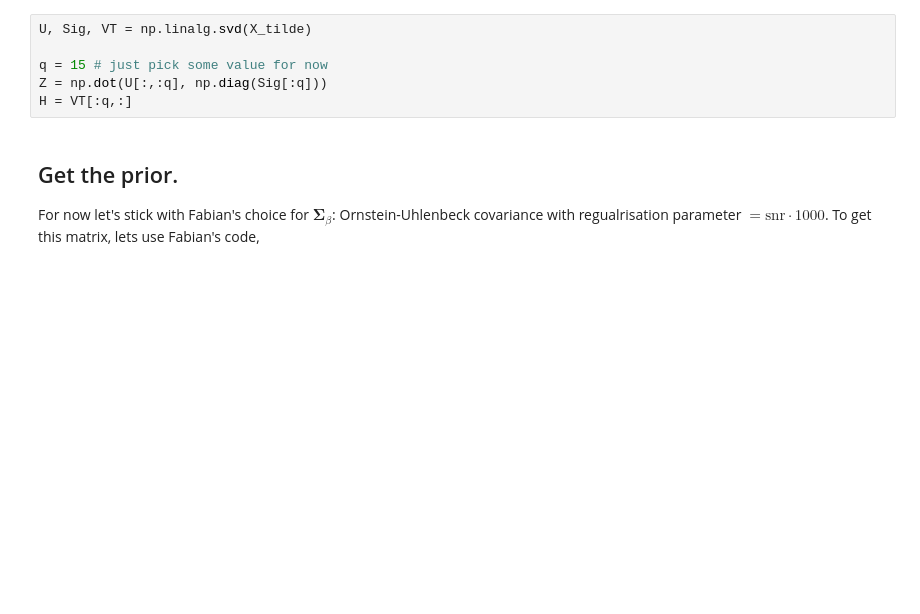
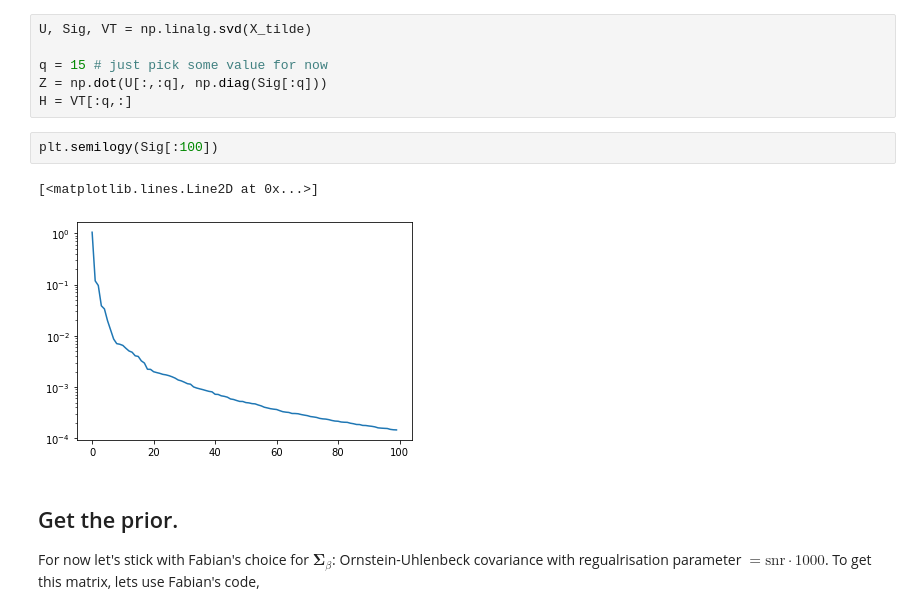
Before and after one commit to prashjet/uq4pk, a Jupyter notebook: mcmc/svd_mcmc_explanation.ipynb, the cells around one changed output. Drawn from its saved outputs; the diff is of its cells as text; blank space fills up the shorter version.

```diff
--- a/mcmc/svd_mcmc_explanation.ipynb
+++ b/mcmc/svd_mcmc_explanation.ipynb
@@ -284,6 +284,11 @@ U, Sig, VT = np.linalg.svd(X_tilde)
 q = 15 # just pick some value for now
 Z = np.dot(U[:,:q], np.diag(Sig[:q]))
 H = VT[:q,:]
+# %%
+plt.semilogy(Sig[:100])
+# %% [output]
+[<matplotlib.lines.Line2D at 0x...>]
+[figure, added]
 # %% [markdown]
 ## Get the prior.
 
```
Also changed, not shown: parts of 14 cells of this notebook, 2 other files.
